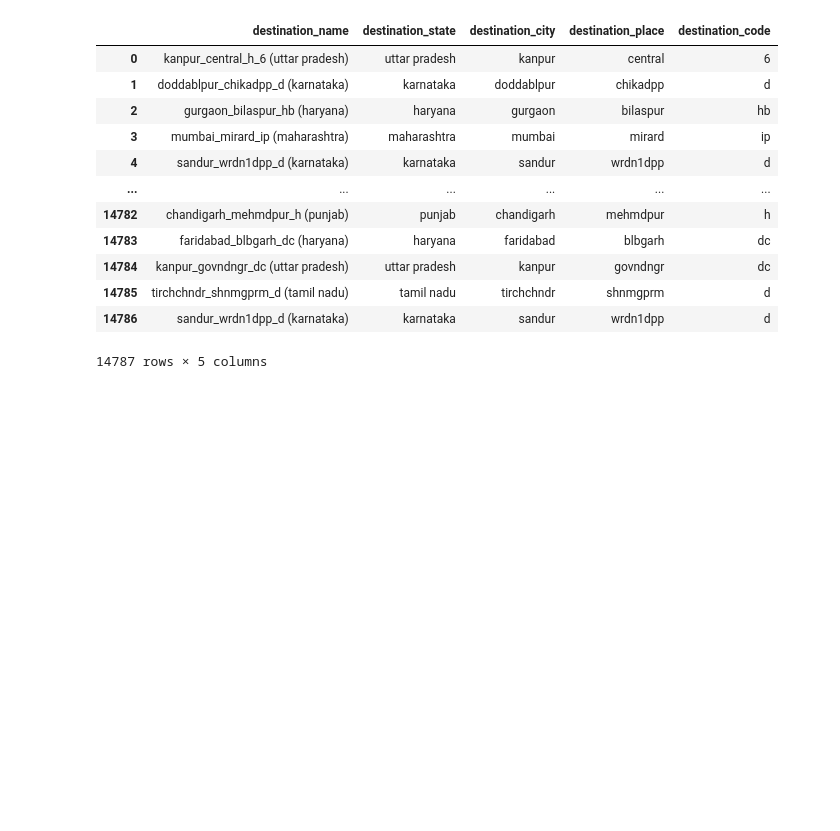
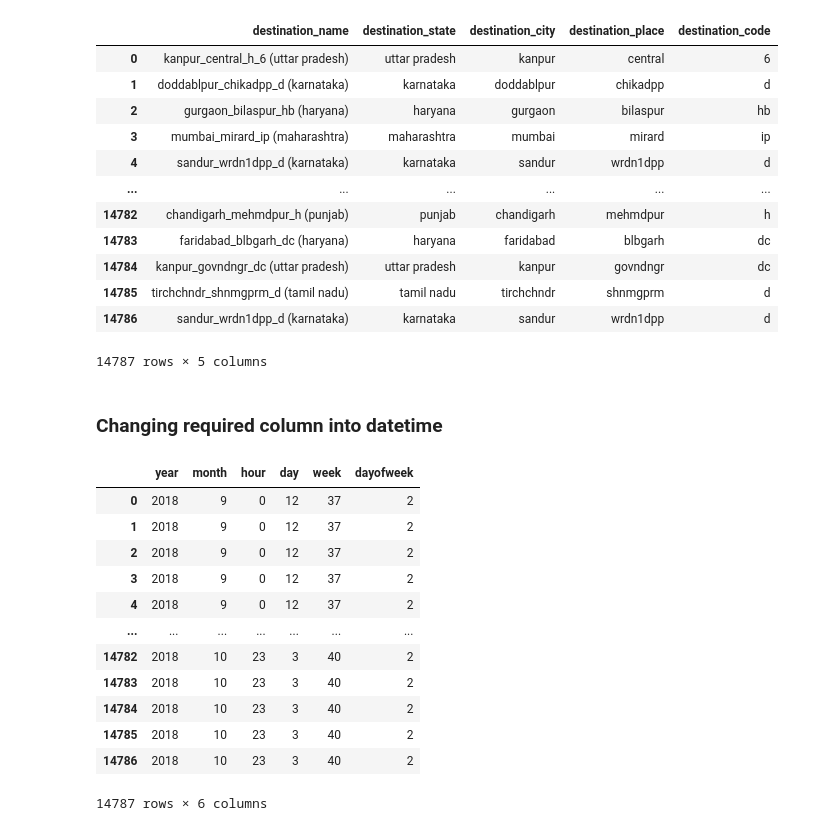
Before and after one commit to Shyamu431/delhivery, a Jupyter notebook: delhivery.ipynb, the cells around one changed output. Drawn from its saved outputs; the diff is of its cells as text; code cells hidden in the pictures; blank space fills up the shorter version.

```diff
--- a/delhivery.ipynb
+++ b/delhivery.ipynb
@@ -319,3 +319,5 @@ trips.select_dtypes('object').iloc[:,-5:]
 | 14785 | tirchchndr_shnmgprm_d (tamil nadu) | tamil nadu | tirchchndr | shnmgprm | d |
 | 14786 | sandur_wrdn1dpp_d (karnataka) | karnataka | sandur | wrdn1dpp | d |
 14787 rows × 5 columns
+# %% [markdown]
+### Changing required column into datetime
@@ -321,0 +333,17 @@ trips.select_dtypes('object').iloc[:,-5:]
+# %%
+# New created features
+trips.iloc[:,-6:]
+# %% [output]
+|  | year | month | hour | day | week | dayofweek |
+| 0 | 2018 | 9 | 0 | 12 | 37 | 2 |
+| 1 | 2018 | 9 | 0 | 12 | 37 | 2 |
+| 2 | 2018 | 9 | 0 | 12 | 37 | 2 |
+| 3 | 2018 | 9 | 0 | 12 | 37 | 2 |
+| 4 | 2018 | 9 | 0 | 12 | 37 | 2 |
+| ... | ... | ... | ... | ... | ... | ... |
+| 14782 | 2018 | 10 | 23 | 3 | 40 | 2 |
+| 14783 | 2018 | 10 | 23 | 3 | 40 | 2 |
+| 14784 | 2018 | 10 | 23 | 3 | 40 | 2 |
+| 14785 | 2018 | 10 | 23 | 3 | 40 | 2 |
+| 14786 | 2018 | 10 | 23 | 3 | 40 | 2 |
+14787 rows × 6 columns
```
Also changed, not shown: parts of 3 cells of this notebook.
